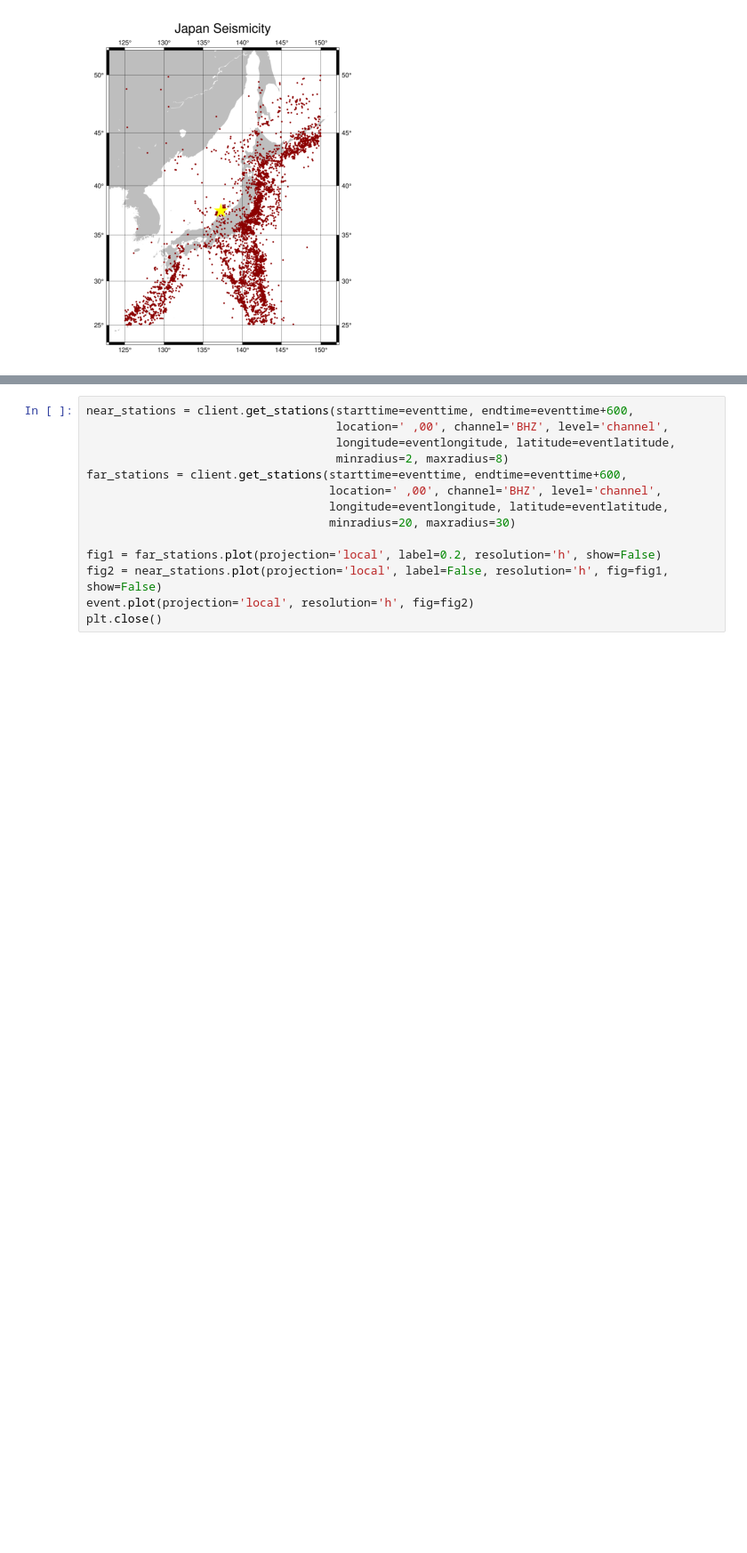
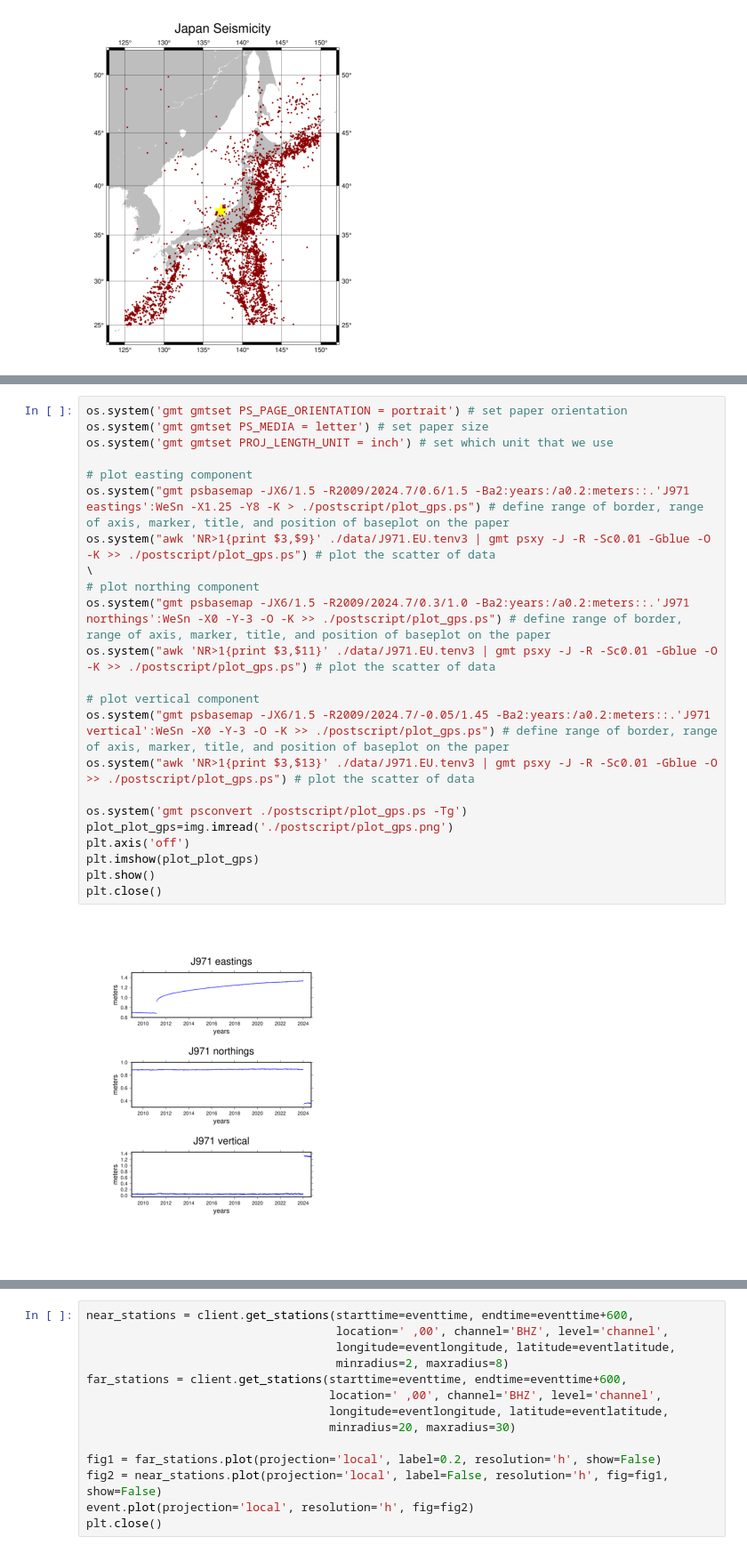
Before and after one commit to hjibran/2024_Noto_earthquake_swarm_project, a Jupyter notebook: 2024_Noto_earthquake_swarm_project.ipynb, the cells around one changed output, grey strips where cells are left out. Shown at 89% size. Cells and saved outputs as stored; diff of their text form; blank space fills up the shorter version.

Commit message:
menambahkan plot gps

```diff
--- a/2024_Noto_earthquake_swarm_project.ipynb
+++ b/2024_Noto_earthquake_swarm_project.ipynb
@@ -82,0 +94,25 @@ plt.show()
+# %%
+os.system('gmt gmtset PS_PAGE_ORIENTATION = portrait') # set paper orientation
+os.system('gmt gmtset PS_MEDIA = letter') # set paper size
+os.system('gmt gmtset PROJ_LENGTH_UNIT = inch') # set which unit that we use
+
+# plot easting component
+os.system("gmt psbasemap -JX6/1.5 -R2009/2024.7/0.6/1.5 -Ba2:years:/a0.2:meters::.'J971 eastings':WeSn -X1.25 -Y8 -K > ./postscript/plot_gps.ps") # define range of border, range of axis, marker, title, and position of baseplot on the paper
+os.system("awk 'NR>1{print $3,$9}' ./data/J971.EU.tenv3 | gmt psxy -J -R -Sc0.01 -Gblue -O -K >> ./postscript/plot_gps.ps") # plot the scatter of data
+\
+# plot northing component
+os.system("gmt psbasemap -JX6/1.5 -R2009/2024.7/0.3/1.0 -Ba2:years:/a0.2:meters::.'J971 northings':WeSn -X0 -Y-3 -O -K >> ./postscript/plot_gps.ps") # define range of border, range of axis, marker, title, and position of baseplot on the paper
+os.system("awk 'NR>1{print $3,$11}' ./data/J971.EU.tenv3 | gmt psxy -J -R -Sc0.01 -Gblue -O -K >> ./postscript/plot_gps.ps") # plot the scatter of data
+
+# plot vertical component
+os.system("gmt psbasemap -JX6/1.5 -R2009/2024.7/-0.05/1.45 -Ba2:years:/a0.2:meters::.'J971 vertical':WeSn -X0 -Y-3 -O -K >> ./postscript/plot_gps.ps") # define range of border, range of axis, marker, title, and position of baseplot on the paper
+os.system("awk 'NR>1{print $3,$13}' ./data/J971.EU.tenv3 | gmt psxy -J -R -Sc0.01 -Gblue -O >> ./postscript/plot_gps.ps") # plot the scatter of data
+
+os.system('gmt psconvert ./postscript/plot_gps.ps -Tg')
+plot_plot_gps=img.imread('./postscript/plot_gps.png')
+plt.axis('off')
+plt.imshow(plot_plot_gps)
+plt.show()
+plt.close()
+# %% [output]
+[figure, added]
```
Also changed, not shown: parts of 10 cells of this notebook, 17 other files.
